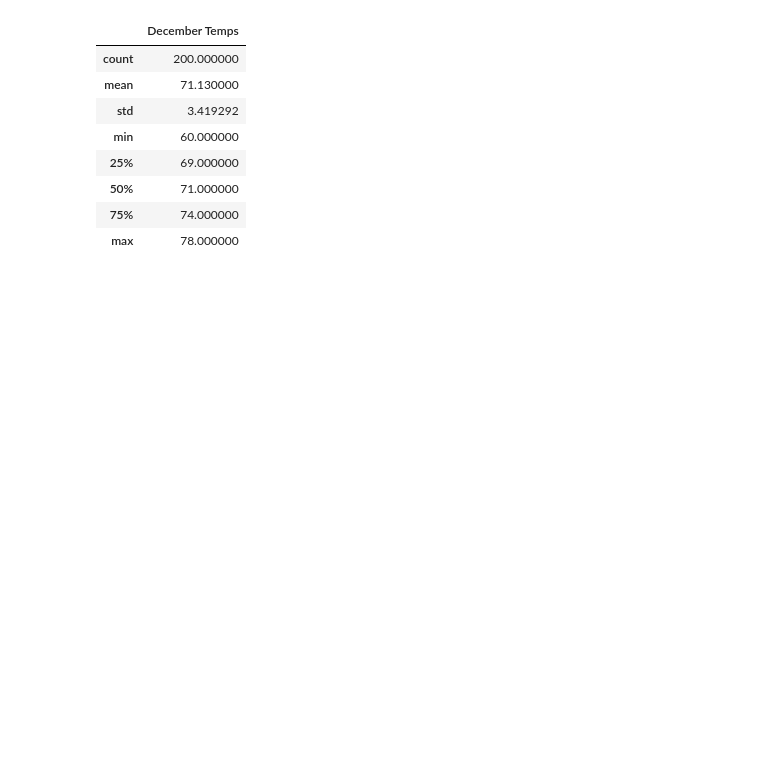
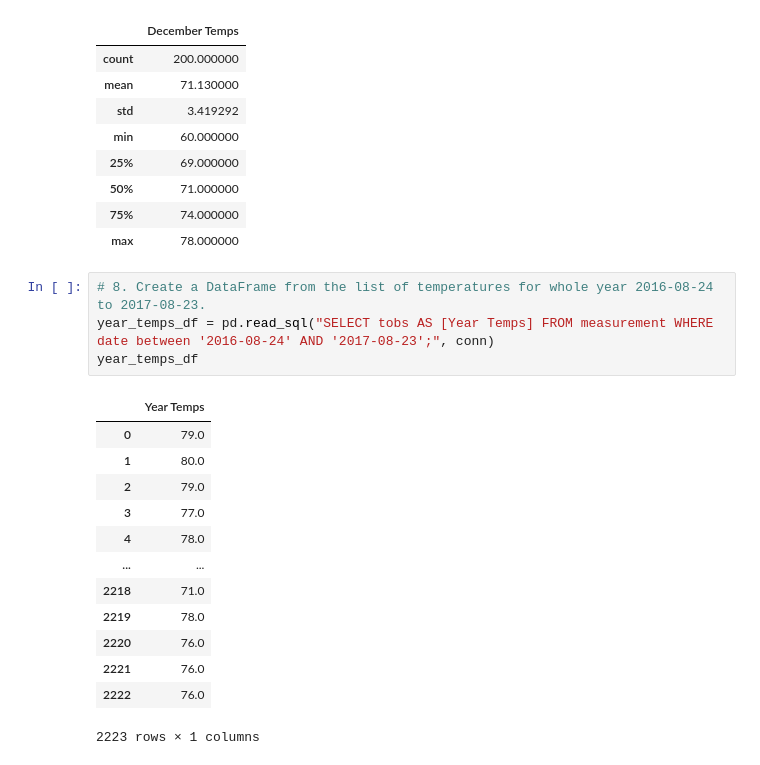
Before and after one commit to moseb1/surfs_up, a Jupyter notebook: SurfsUp_Challenge.ipynb.ipynb, the cells around one changed output. Cells and saved outputs as stored; diff of their text form; blank space fills up the shorter version.

```diff
--- a/SurfsUp_Challenge.ipynb.ipynb
+++ b/SurfsUp_Challenge.ipynb.ipynb
@@ -225,3 +207,21 @@ Dec_temps_df.describe()
 | 50% | 71.000000 |
 | 75% | 74.000000 |
 | max | 78.000000 |
+# %%
+# 8. Create a DataFrame from the list of temperatures for whole year 2016-08-24 to 2017-08-23.
+year_temps_df = pd.read_sql("SELECT tobs AS [Year Temps] FROM measurement WHERE date between '2016-08-24' AND '2017-08-23';", conn)
+year_temps_df
+# %% [output]
+|  | Year Temps |
+| 0 | 79.0 |
+| 1 | 80.0 |
+| 2 | 79.0 |
+| 3 | 77.0 |
+| 4 | 78.0 |
+| ... | ... |
+| 2218 | 71.0 |
+| 2219 | 78.0 |
+| 2220 | 76.0 |
+| 2221 | 76.0 |
+| 2222 | 76.0 |
+2223 rows × 1 columns
```
Also changed, not shown: parts of 2 cells of this notebook, 3 other files.
